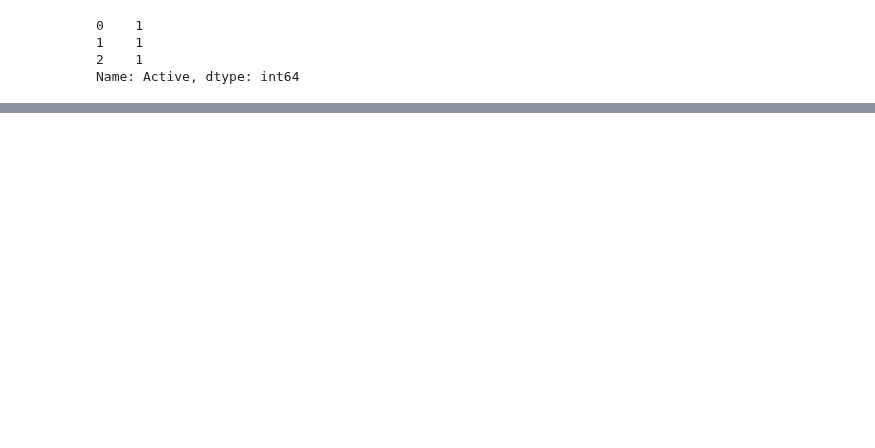
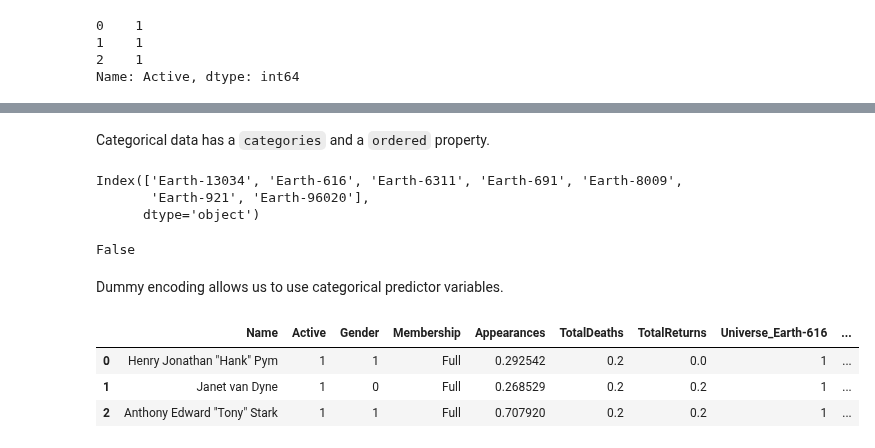
Before and after one commit to LDSSA/bootcamp, a Jupyter notebook: units/SLU15_Working_With_Real_Data/learning.ipynb, the cells around one changed output, grey strips where cells are left out. Cells and saved outputs as stored; diff of their text form; code cells hidden in the pictures; blank space fills up the shorter version.

Commit message:
Add categorical and ordinal data

```diff
--- a/units/SLU15_Working_With_Real_Data/learning.ipynb
+++ b/units/SLU15_Working_With_Real_Data/learning.ipynb
@@ -188,11 +169,12 @@ $$ x'_i = \frac{x_i - x_{min}}{x_{max} - x_{min}} $$
 # %%
 from sklearn.preprocessing import MinMaxScaler
 
-def scale_data(df, scaler):
+def scale_data(df, scaler, plot=True):
     df = df.copy()
     cols = df.select_dtypes(include='int').columns
     df[cols] = scaler.fit_transform(df[cols])
-    plot_scaled_data(df, cols)
+    if plot:
+        plot_scaled_data(df, cols)
     return df
 
 def plot_scaled_data(df, cols):
@@ -243,3 +227,5 @@ standard_scaler = StandardScaler()
+# %%
+avengers = avengers.pipe(scale_data, min_max_scaler, plot=False)
 # %% [markdown]
 ## 5.2 Categorical data
 
@@ -271,5 +259,4 @@ Let's convert both columns to numerical values.
 # %%
-#avengers = avengers.assign(Active=avengers['Active'].map({'YES': 1, 'NO': 0}),
-#                           Gender=avengers['Gender'].map({'MALE': 1,
+avengers = avengers.assign(Active=avengers['Active'].map({'YES': 1, 'NO': 0}),
+                           Gender=avengers['Gender'].map({'MALE': 1,
                                                           'FEMALE': 0}))
-#avengers.head(3)
@@ -293,0 +272,4 @@ Label encoder (Series.map becomes unpractical)
+# %%
+avengers = avengers.assign(Universe=avengers['Universe'].astype('category'))
+
+avengers.describe(include='category')
@@ -293,0 +282,23 @@ Label encoder (Series.map becomes unpractical)
+# %% [markdown]
+Categorical data has a `categories` and a `ordered` property.
+# %%
+avengers['Universe'].cat.categories
+# %% [output]
+Index(['Earth-13034', 'Earth-616', 'Earth-6311', 'Earth-691', 'Earth-8009',
+       'Earth-921', 'Earth-96020'],
+      dtype='object')
+# %%
+avengers['Universe'].cat.ordered
+# %% [output]
+False
+# %% [markdown]
+Dummy encoding allows us to use categorical predictor variables.
+# %%
+categorical_features = avengers.select_dtypes(include='category').columns
+avengers = pd.get_dummies(avengers, columns=categorical_features, drop_first=True)
+avengers.head(3)
+# %% [output]
+|  | Name | Active | Gender | Membership | Appearances | TotalDeaths | TotalReturns | Universe_Earth-616 | ... |
+| 0 | Henry Jonathan "Hank" Pym | 1 | 1 | Full | 0.292542 | 0.2 | 0.0 | 1 | ... |
+| 1 | Janet van Dyne | 1 | 0 | Full | 0.268529 | 0.2 | 0.2 | 1 | ... |
+| 2 | Anthony Edward "Tony" Stark | 1 | 1 | Full | 0.707920 | 0.2 | 0.2 | 1 | ... |
```
Also changed, not shown: parts of 30 cells of this notebook, 1 other file.
